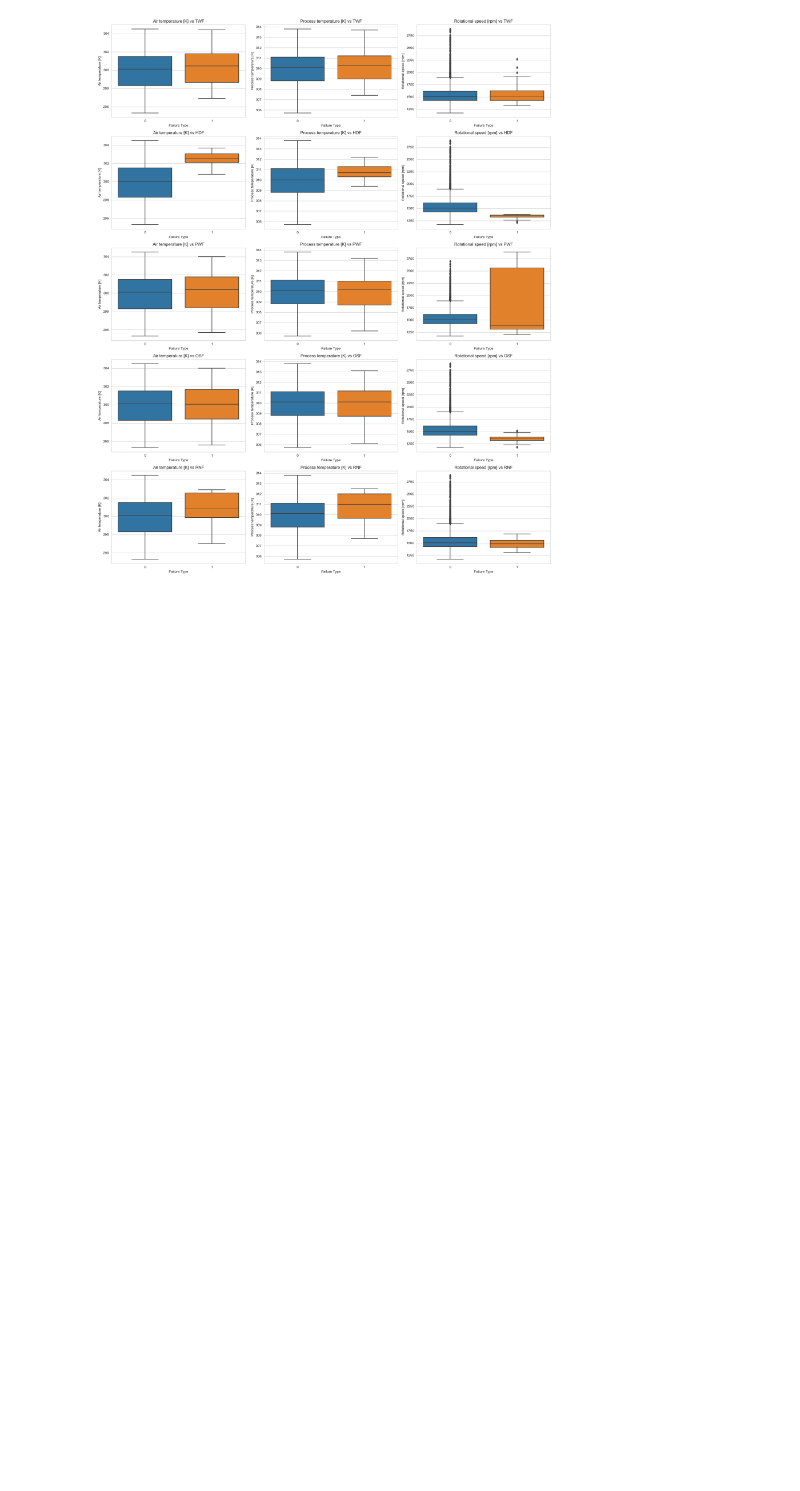
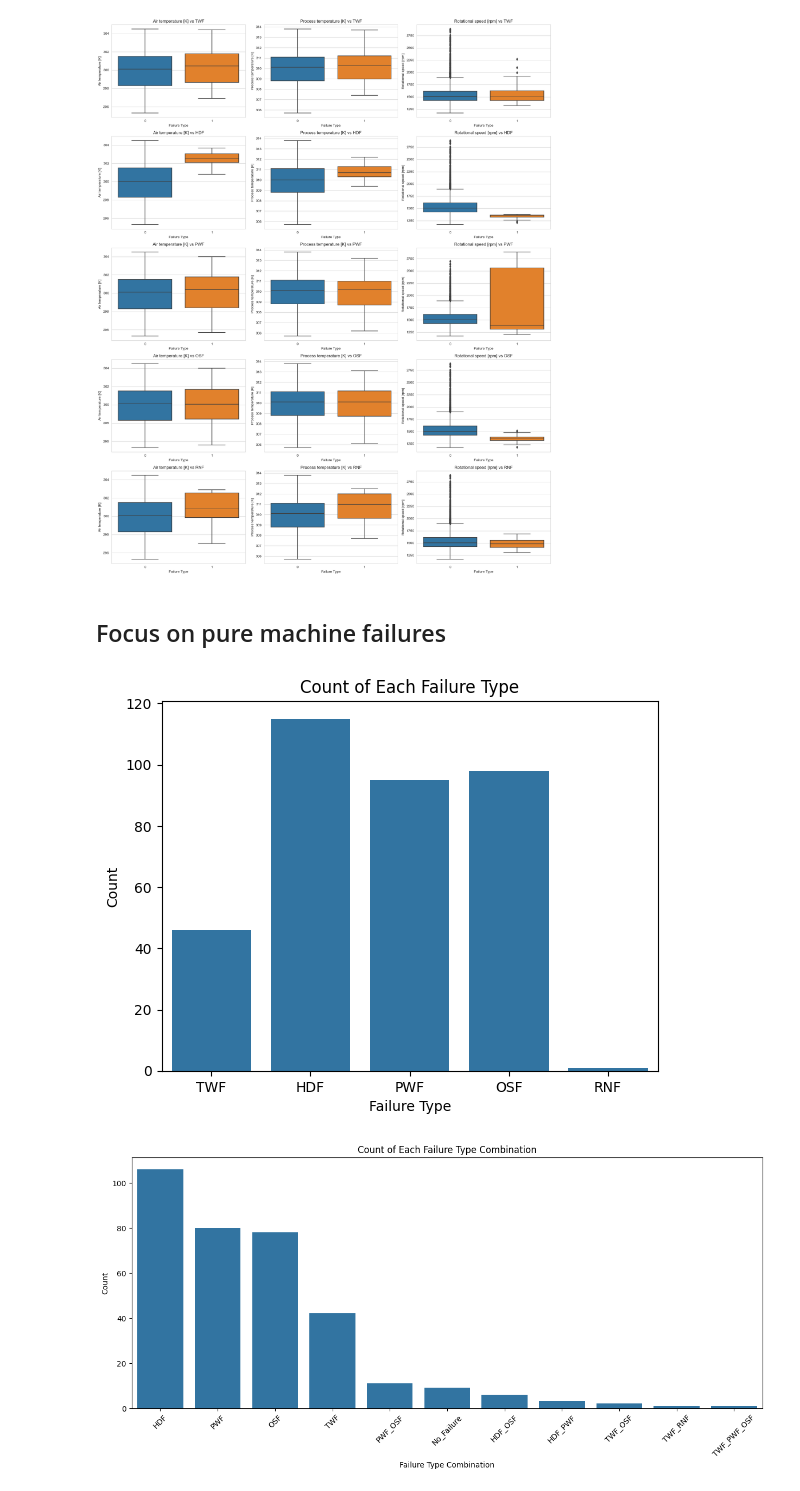
Before and after one commit to googlercolin/predictive_maintenance, a Jupyter notebook: Exploratory Data Analysis.ipynb, the cells around one changed output. Drawn from its saved outputs; the diff is of its cells as text; code cells hidden in the pictures; blank space fills up the shorter version.

```diff
--- a/Exploratory Data Analysis.ipynb
+++ b/Exploratory Data Analysis.ipynb
@@ -112,3 +112,47 @@ plt.tight_layout()
 plt.show()
 # %% [output]
 [figure]
+# %% [markdown]
+## Focus on pure machine failures
+# %%
+import matplotlib.pyplot as plt
+import seaborn as sns
+import pandas as pd
+
+
+failures_df = data[data['Machine failure'] == 1].copy()
+failures_df.head()
+failure_types = ['TWF', 'HDF', 'PWF', 'OSF', 'RNF']
+melted_failures_df = failures_df.melt(value_vars=failure_types, var_name='Failure Type', value_name='Occurred')
+melted_failures_df = melted_failures_df[melted_failures_df['Occurred'] == 1]
+sns.countplot(data=melted_failures_df, x='Failure Type')
+plt.title('Count of Each Failure Type')
+plt.xlabel('Failure Type')
+plt.ylabel('Count')
+plt.show()
+
+
+
+# Create a new column 'Failure Combination' that concatenates the failure types for each row
+failures_df['Failure Combination'] = failures_df.apply(
+    lambda row: '_'.join([ftype for ftype in failure_types if row[ftype] == 1]) if any(row[ftype] == 1 for ftype in failure_types) else 'No_Failure',
+    axis=1
+)
+
+# Count the occurrences of each unique combination of failures
+combination_counts = failures_df['Failure Combination'].value_counts()
+
+# Convert the Series to a DataFrame for plotting
+combination_counts_df = combination_counts.reset_index()
+combination_counts_df.columns = ['Failure Combination', 'Count']
+
+plt.figure(figsize=(15, 6))
+sns.barplot(data=combination_counts_df, x='Failure Combination', y='Count')
+plt.xticks(rotation=45)  # Rotate the x-axis labels for better readability
+plt.title('Count of Each Failure Type Combination')
+plt.xlabel('Failure Type Combination')
+plt.ylabel('Count')
+plt.show()
+# %% [output]
+[figure, added]
+[figure, added]
```
Also changed, not shown: parts of 3 cells of this notebook, 1 other file.
